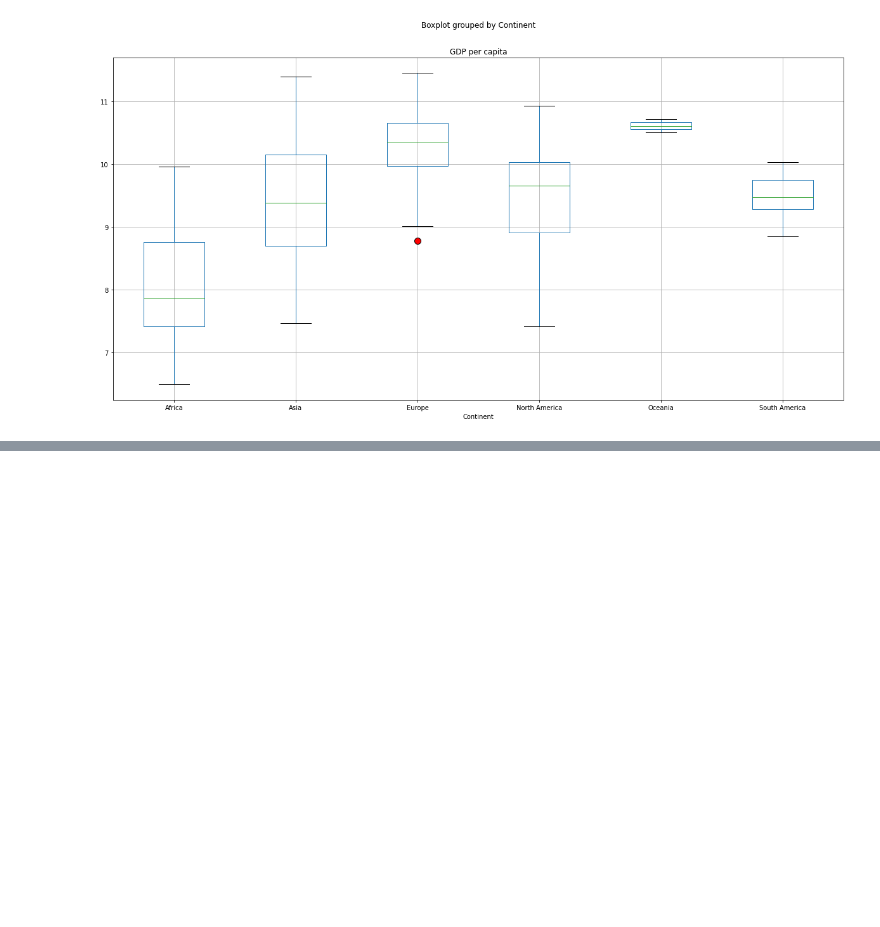
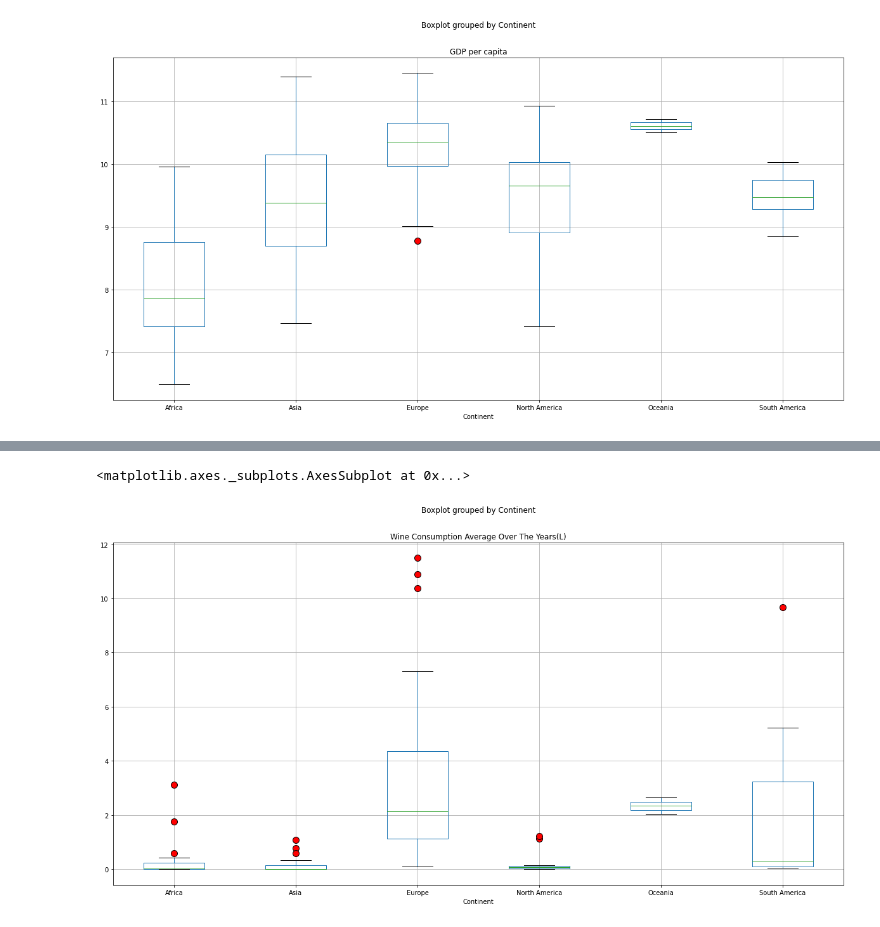
Before and after one commit to reccleston/data-analysis-project-1, a Jupyter notebook: nadia/project_work_2021.ipynb, the cells around one changed output, grey strips where cells are left out. Cells and saved outputs as stored; diff of their text form; code cells hidden in the pictures; blank space fills up the shorter version.

```diff
--- a/nadia/project_work_2021.ipynb
+++ b/nadia/project_work_2021.ipynb
@@ -477,0 +576,4 @@ gdp_and_life_expectancy_df.boxplot("GDP per capita", by="Continent", figsize=(20
+# %%
+merged_with_wine_nonull_df = gdp_and_life_expectancy_df.merge(merged_updated_timepoint_average_wine_df, left_on="Country", right_on="Entity", how="inner")
+merged_with_wine_nonull_df=merged_with_wine_nonull_df.drop(['index', 'Code', 'Main Export', 'Entity'], axis=1)
+merged_with_wine_nonull_df
@@ -477,0 +594,5 @@ gdp_and_life_expectancy_df.boxplot("GDP per capita", by="Continent", figsize=(20
+# %%
+merged_with_wine_nonull_df.boxplot("Wine Consumption Average Over The Years(L)", by="Continent", figsize=(20, 10), flierprops=dict(markerfacecolor='red', markersize=10))
+# %% [output]
+<matplotlib.axes._subplots.AxesSubplot at 0x...>
+[figure, added]
```
Also changed, not shown: parts of 15 cells of this notebook, 1 other file.
